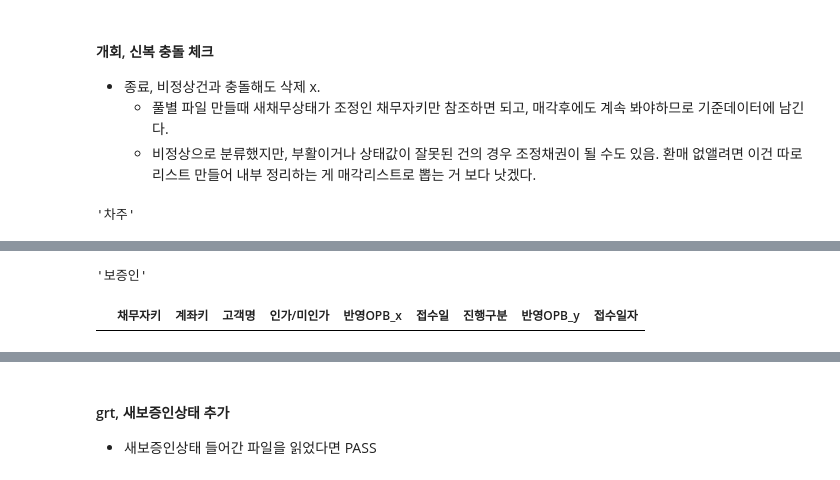
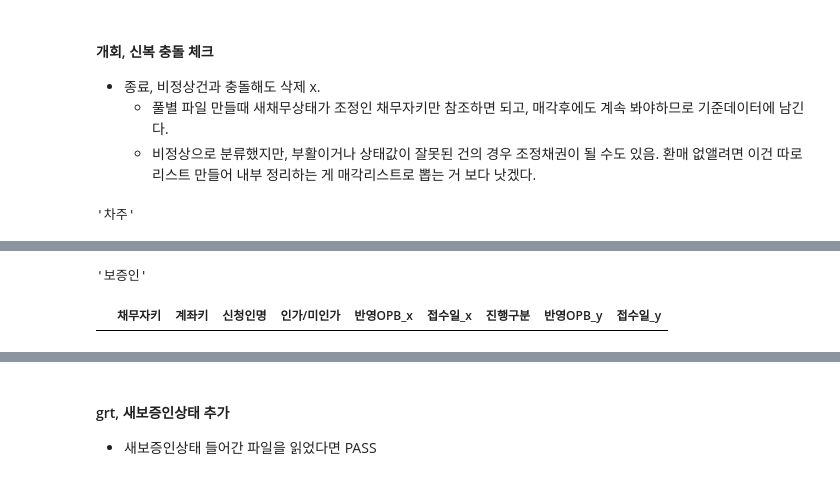
Before and after one commit to jbmyou/python_work, a Jupyter notebook: fileNaming/전산_자산정리_통합.ipynb, the cells around one changed output, grey strips where cells are left out. Saved outputs shown, nothing was run; the diff lists cells and outputs as text; code cells hidden in the pictures.

```diff
--- a/fileNaming/전산_자산정리_통합.ipynb
+++ b/fileNaming/전산_자산정리_통합.ipynb
@@ -27,12 +35,15 @@ debt_dtype = {'채무자키':str, '타채무자키':str, '담당자키':str}
 account_dtype = {'채무자키':str, '계좌키':str, '타채무자키':str}
 grt_dtype = {'채무자키':str, '계좌키':str, '타채무자키':str, '보증인키':str}
 rehabilitation_dtype = {'채무자키':str, '계좌키':str, '분납키':str, '사건키':str}
-credit_dtype = {'채무자키':str, '계좌키':str, '보증인키':str, '심의차수':str, '변제금\n수취계좌':str}
+# credit_dtype = {'채무자키':str, '계좌키':str, '보증인키':str, '심의차수':str, '변제금\n수취계좌':str}
+credit_dtype = {'채무자키' : str, '계좌키' : str, '보증인키':str, '신용회복키' : str, '심의차수' : str, '조정전이율' : str, '조정후이율' : str, '총상환기간' : str, '유예기간' : str, '원금균등상환기간' : str, '원리균등상환기간' : str, '이자상환기간' : str, '납입회차' : str, '연체기간' : str, '원금균등시작회차' : str, '원금균등종료회차' : str, '원리균등시작회차' : str, '원리균등종료회차' : str, '이자상환시작회차' : str, '이자상환종료회차' : str, '감면율' : str, '주채무자주민번호' : str, '시작회차1' : str, '종료회차1' : str, '채무조정1적용이율1' : str, '채무조정2적용이율1' : str, '시작회차2' : str, '종료회차2' : str, '채무조정1적용이율2' : str, '채무조정2적용이율2' : str, '시작회차3' : str, '종료회차3' : str, '채무조정1적용이율3' : str, '채무조정2적용이율3' : str, '시작회차4' : str, '종료회차4' : str, '채무조정1적용이율4' : str, '채무조정2적용이율4' : str, '시작회차5' : str, '종료회차5' : str, '채무조정1적용이율5' : str, '채무조정2적용이율5' : str, '시작회차6' : str, '종료회차6' : str, '채무조정1적용이율6' : str, '채무조정2적용이율6' : str, '시작회차7' : str, '종료회차7' : str, '채무조정1적용이율7' : str, '채무조정2적용이율7' : str, '시작회차8' : str, '종료회차8' : str, '채무조정1적용이율8' : str, '채무조정2적용이율8' : str, '시작회차9' : str, '종료회차9' : str, '채무조정1적용이율9' : str, '채무조정2적용이율9' : str, '시작회차10' : str, '종료회차10' : str, '채무조정1적용이율10' : str, '채무조정2적용이율10' : str, '재조정횟수' : str, '수정조정횟수' : str, '일시납감면율' : str, '거치기간' : str, '체증전구간의시작회차' : str, '체증전구간의종료회차' : str, '체증전구간의기준기간' : str, '변제금수취계좌' : str, '담보권실행유예기간':str
+}
 event_dtype = {'채무자키':str, '법조치키':str, '계좌키':str, '관련법조치키':str, '법취하키':str, '타법조치키':str, '타채무자키':str, '관할법원코드':str}
+deposit_dtype = {'채무자키':str, '입금키':str, '계좌키':str, '계좌번호':str, '입금고정키':str, '타채무자키':str}
 # %%
 ##################################
 company = "솔림"
-basedate = "230926"
+basedate = r"231011"
 ##################################
 wd = join(r"D:\3.자산\전산 dataset", company)
 comp_closing = {
@@ -54,8 +65,8 @@ comp_closing = {
 
 ###################                                                                             # 개회의 겨우 계좌키 분리 파일로 읽을 것!
 files = ("채무자조회새창_20231011_1816", "계좌조회새창_20231011_1819", "보증인새창_20231011_1820", "개인회생새창_20231011_1823_진행중_계좌키분리_기준데이터",
-        "20231010_신용회복전체리스트_솔림", "법조치조회새창_20231011_1821")
-ext = ".xlsx"  #############
+        "231010_신용회복_기준데이터_test솔림", "법조치조회새창_20231011_1821", "입금조회새창_20231025_1708")
+ext = ".pkl"  #############
 ###################
 
 # 개회-신복 충돌 정리(기준데이터 만들 때 각 담당자가 제거하기로 함)
@@ -68,6 +79,7 @@ if ext == ".pkl" : # fillna()는 엑셀읽을 때 미리 해둬야함, 조정,
     rehabilitation = pd.read_pickle(join(wd, basedate, files[3]+ext))
     credit = pd.read_pickle(join(wd, basedate, files[4]+ext))
     event = pd.read_pickle(join(wd, basedate, files[5]+ext))
+    deposit = pd.read_pickle(join(wd, basedate, files[6]+ext))
 else :
     debt = pd.read_excel(join(wd, basedate, files[0]+ext), dtype=debt_dtype).fillna("")
     account = pd.read_excel(join(wd, basedate, files[1]+ext), dtype=account_dtype).fillna("")
@@ -75,12 +87,14 @@ else :
     rehabilitation = pd.read_excel(join(wd, basedate, files[3]+ext), sheet_name="개인회생(진행)", dtype=rehabilitation_dtype).fillna("")
     credit = pd.read_excel(join(wd, basedate, files[4]+ext), sheet_name="확정,미확정", dtype=credit_dtype).fillna("")
     event = pd.read_excel(join(wd, basedate, files[5]+ext), dtype=event_dtype).fillna("")
+    deposit = pd.read_excel(join(wd, basedate, files[6]+ext), dtype=deposit_dtype).fillna("")
 
-    # 엑셀 읽었을 때 해야 할 작업------------
+
+    # 엑셀 읽었을 때 해야 할 작업. 10월부터 아래 두줄은 할 필요 없음------------
     # 엑셀저장시 NaT 를 ""로
-    credit.replace({pd.NaT: ""}, inplace=True)
-    # 신용회복 상환후잔액 타입 int로
-    credit["상환후잔액"] = credit["상환후잔액"].replace("",0).astype(np.int64)
+    # credit.replace({pd.NaT: ""}, inplace=True)
+    # # 신용회복 상환후잔액 타입 int로
+    # credit["상환후잔액"] = credit["상환후잔액"].replace("",0).astype(np.int64)
 
     # 예수금 제외
     debt.drop(debt[debt.성명=="예수금"].index, inplace=True)
@@ -201,11 +228,11 @@ debt["채무상태"] = temp["채무상태"]
 # [check]개회신복 채무자키 중복 : 차주, 보증인별
 
 # 차주
-조정중복_차주 = pd.merge(rehabilitation_d[["채무자키","계좌키","분납키","인가/미인가","반영OPB", "접수일", "분납자관계"]], credit_d[["채무자키","계좌키","접수번호","진행구분","반영OPB","접수일자","채무구분"]], on=["채무자키","계좌키"], how="inner")
+조정중복_차주 = pd.merge(rehabilitation_d[["채무자키","계좌키","분납키","인가/미인가","반영OPB", "접수일", "분납자관계"]], credit_d[["채무자키","계좌키","접수번호","진행구분","반영OPB","접수일","채무구분"]], on=["채무자키","계좌키"], how="inner")
 display("차주", 조정중복_차주)
 
 # 보증인
-조정중복_보증인 = pd.merge(rehabilitation_grt[["채무자키","계좌키","분납자성명인","인가/미인가","반영OPB", "접수일"]].rename(columns={"분납자성명인":"고객명"}), credit_grt[["채무자키","계좌키","고객명","진행구분","반영OPB", "접수일자"]], on=["채무자키","계좌키", "고객명"], how="inner")
+조정중복_보증인 = pd.merge(rehabilitation_grt[["채무자키","계좌키","분납자성명인","인가/미인가","반영OPB", "접수일"]].rename(columns={"분납자성명인":"신청인명"}), credit_grt[["채무자키","계좌키","신청인명","진행구분","반영OPB", "접수일"]], on=["채무자키","계좌키", "신청인명"], how="inner")
 display("보증인", 조정중복_보증인)
 
 # 중복 없으면 아래 두개 셀 실행 안 해도 됨
@@ -215,5 +242,5 @@ display("보증인", 조정중복_보증인)
 | 0 | 20408111 | 200928349 | 20145446 | 미인가 | 690835 | 2023-06-22 | 채무자 | 18_071904 | 확정 | 136755 | 2018-08-22 | ... |
 | 1 | 20465975 | 200986025 | 20147352 | 미인가 | 6742365 | 2023-09-20 | 채무자 | 19_038044 | 확정 | 5286847 | 2019-04-22 | ... |
 | 2 | 20466273 | 200986323 | 20147365 | 미인가 | 3787092 | 2023-09-20 | 채무자 | 20_001978 | 확정 | 3833700 | 2020-01-07 | ... |
 '보증인'
-|  | 채무자키 | 계좌키 | 고객명 | 인가/미인가 | 반영OPB_x | 접수일 | 진행구분 | 반영OPB_y | 접수일자 |
+|  | 채무자키 | 계좌키 | 신청인명 | 인가/미인가 | 반영OPB_x | 접수일_x | 진행구분 | 반영OPB_y | 접수일_y |
```
Also changed, not shown: parts of 17 cells of this notebook, 1 other file.
